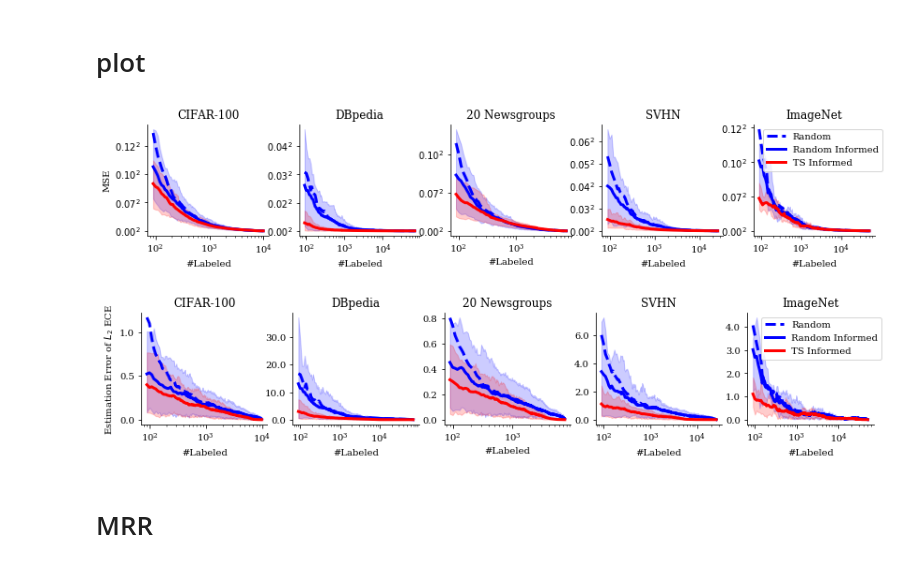
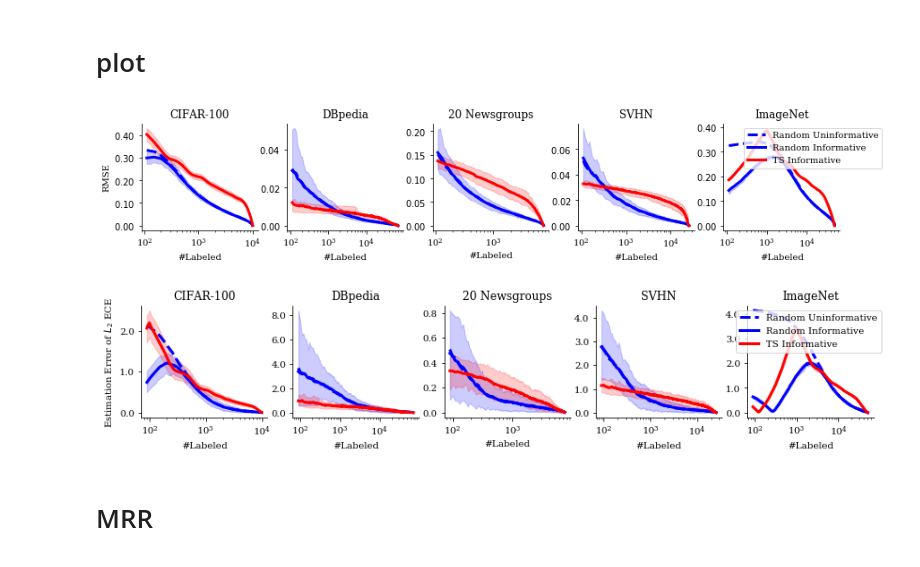
Before and after one commit to disiji/active-assess, a Jupyter notebook: src/plot_ts_accuracy.ipynb, the cells around one changed output. Cells and saved outputs as stored; diff of their text form; code cells hidden in the pictures.

```diff
--- a/src/plot_ts_accuracy.ipynb
+++ b/src/plot_ts_accuracy.ipynb
@@ -25,15 +25,16 @@ RUNS = 100
 method_list = ['random_arm', 'random_data', 'random_arm_informed', 'random_data_informed', 'ts_uniform', 'ts_informed']
 method_format = {'random_arm': ('Random Arm', 'b', '.', '--'),
                  'random_data': ('Random Data', 'g', '^', '--'),
-                 'random_arm_informed': ('Random Arm Informed', 'b', '.', '-'),
-                 'random_data_informed': ('Random Data Informed', 'g', '^', '-'),
-                 'ts_uniform': ('TS Symmetric', 'k', '*', '-'),
-                 'ts_informed': ('TS Informed', 'r', '+', '-'),
+                 'random_arm_informed': ('Random Arm Informative', 'b', '.', '-'),
+                 'random_data_informed': ('Random Data Informative', 'g', '^', '-'),
+                 'ts_uniform': ('TS Uninformative', 'k', '*', '-'),
+                 'ts_informed': ('TS Informative', 'r', '+', '-'),
                 }
 DATASET_LIST = ['cifar100', 'dbpedia', '20newsgroup', 'svhn', 'imagenet'] #'imagenet',
 # %%
 metric = 'groupwise_accuracy'
-group_method = 'score_equal_size' # score_equal_size
+group_method = 'predicted_class' # score_equal_size
+pseudocount_list = [100,10,5,2,1,0.1,0.01]
 pseudocount = 2
 TOPK = False
 output = pathlib.Path("../output/%s/" % metric )
@@ -64,48 +213,48 @@ for dataset_name in DATASET_LIST:
 # %%
 # plot
 method_format = {#'random_arm': ('Random Arm', 'g', '.', '--'),
-                 'random_data': ('Random', 'b', '^', '--'),
+                 'random_data': ('Random Uninformative', 'b', '^', '--'),
                  #'random_arm_informed': ('Random Arm Informed', 'g', '.', '-'),
-                 'random_data_informed': ('Random Informed', 'b', '^', '-'),
-                 #'ts_uniform': ('TS Symmetric', 'k', '*', '-'),
-                 'ts_informed': ('TS Informed', 'r', '+', '-'),}
+                 'random_data_informed': ('Random Informative', 'b', '^', '-'),
+                 #'ts_uniform': ('TS Uninformative', 'k', '*', '-'),
+                 'ts_informed': ('TS Informative', 'r', '+', '-'),}
 
 
 fig, axes = plt.subplots(nrows=1, ncols=len(DATASET_LIST), figsize=(LINEWIDTH,2.2),
                         gridspec_kw = {'wspace':0.25, 'hspace':0})
 for i, dataset_name in enumerate(DATASET_LIST):
-    start = 8
+    start = 10
     num_steps = l2_error[dataset_name]['ts_informed'].shape[1] - 1
     stepsize = 1
     for method_name in method_format:
         legend_name, color, marker, linestyle = method_format[method_name]
         xrange = np.arange(num_steps) * LOG_FREQ  + LOG_FREQ
         idx = np.arange(num_steps)[start:(start+num_steps)][::stepsize]
         axes[i].plot(xrange[idx],
-                 np.mean(l2_error[dataset_name][method_name]**2, axis=0)[idx],
+                 np.mean(l2_error[dataset_name][method_name], axis=0)[idx],
                  label=legend_name, linewidth=3, color=color, linestyle=linestyle)
         if method_name != 'random_data':
             axes[i].fill_between(xrange[idx],
-                         np.quantile(l2_error[dataset_name][method_name]**2, 0.125, axis=0)[idx],
-                         np.quantile(l2_error[dataset_name][method_name]**2, 0.875, axis=0)[idx],
+                         np.quantile(l2_error[dataset_name][method_name], 0.125, axis=0)[idx],
+                         np.quantile(l2_error[dataset_name][method_name], 0.875, axis=0)[idx],
                          color=color, alpha=.2)
         #plt.ylim([0, 0.3])
     axes[i].set_xlabel('#Labeled')
     axes[i].set_xscale('log')
     axes[i].set_title(DATASET_NAMES[dataset_name])
 
     axes[i].spines['right'].set_visible(False)
     axes[i].spines['top'].set_visible(False)
     vals = axes[i].get_yticks()
     axes[i].set_yticklabels(['{:.3f}'.format(x) for x in vals])
     vals = axes[i].get_yticks()
-    axes[i].set_yticklabels(['${:.2f}^2$'.format(np.sqrt(x)) for x in vals])
+    axes[i].set_yticklabels(['${:.2f}$'.format(x) for x in vals])
 
-axes[-1].legend(fontsize=10, loc='upper right', bbox_to_anchor=(1.1, 1))
-axes[0].set_ylabel('MSE')
+axes[-1].legend(fontsize=10, loc='upper right', bbox_to_anchor=(1.4, 1))
+axes[0].set_ylabel('RMSE')
 
 plt.tight_layout()
 # %% [output]
-[figure, old version]
+[figure, new version]
 # %%
 if TOPK:
@@ -116,7 +265,7 @@ else:
             dpi=300, bbox_inches='tight', pad_inches=0)
 # %%
 # plot
-ece = l2_ece
+ece = l1_ece
 fig, axes = plt.subplots(nrows=1, ncols=len(DATASET_LIST), figsize=(LINEWIDTH,2.2),
                         gridspec_kw = {'wspace':0.2, 'hspace':0.25})
 for i, dataset_name in enumerate(DATASET_LIST):
@@ -128,7 +277,7 @@ for i, dataset_name in enumerate(DATASET_LIST):
         xrange = np.arange(num_steps) * LOG_FREQ + LOG_FREQ
         idx = np.arange(num_steps)[start:(start+num_steps)][::stepsize]
         ece_error = np.abs(ece[dataset_name][method_name] \
-                           - ece[dataset_name][method_name][0][-1]) / ece[dataset_name][method_name][0][-1]
+                           - ece[dataset_name]['ts_informed'][0][-1]) / ece[dataset_name]['ts_informed'][0][-1]
         axes[i].plot(xrange[idx],
                  np.mean(ece_error, axis=0)[idx],
                  label=legend_name, linewidth=3, color=color, linestyle=linestyle)
@@ -152,7 +301,7 @@ axes[-1].legend(fontsize=10, loc='upper right', bbox_to_anchor=(1.1, 1))
 axes[0].set_ylabel('Estimation Error of $L_2$ ECE ')
 plt.tight_layout()
 # %% [output]
-[figure, old version]
+[figure, new version]
 # %%
 if TOPK:
     fig.savefig('../figures/l2_ece_%s_%s_topk_pseudocount%d.pdf' % (metric, group_method, pseudocount*100), \
```
Also changed, not shown: parts of 3 cells of this notebook, 11 other files.
